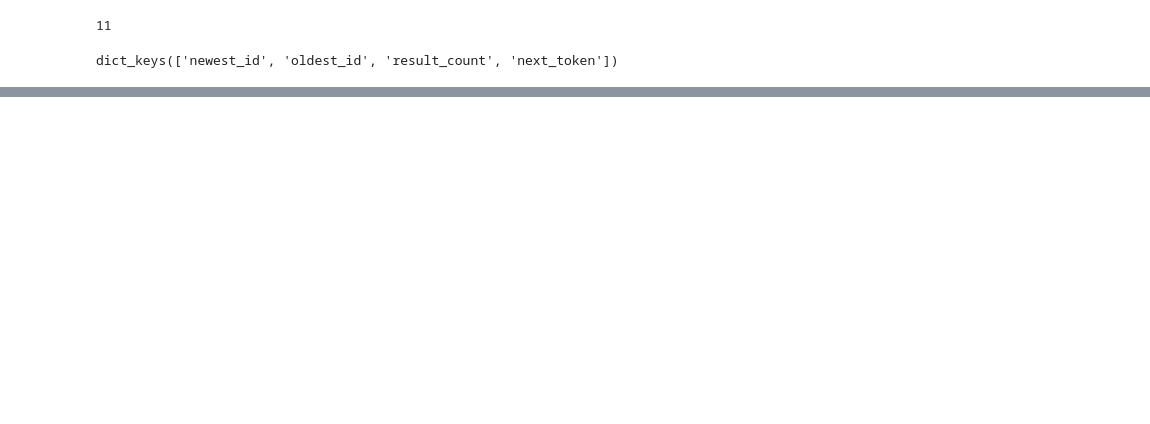
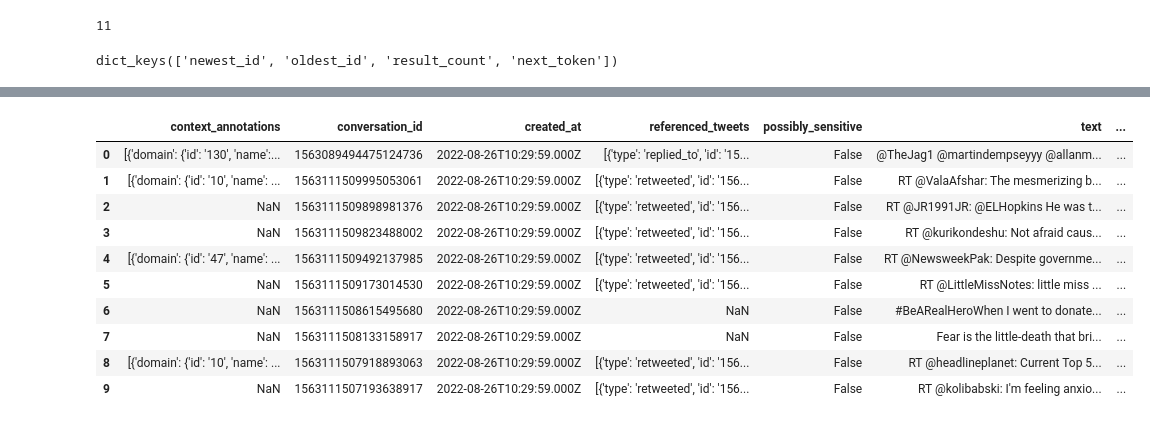
Before and after one commit to sabinagio/what-s-the-matter, a Jupyter notebook: twitter_api_data_collection.ipynb, the cells around one changed output, grey strips where cells are left out. Cells and saved outputs as stored; diff of their text form; code cells hidden in the pictures; blank space fills up the shorter version.

Commit message:
Generalize data extraction for tweets & users

```diff
--- a/twitter_api_data_collection.ipynb
+++ b/twitter_api_data_collection.ipynb
@@ -207,17 +202,25 @@ json_response["meta"]
 # %%
-# Collect tweets into a dataframe
-tweets = json_response["data"]
-columns_list = list(tweets[0].keys())
-columns_list.extend(list(tweets[0]["public_metrics"].keys()))
-columns_list.remove("public_metrics")
-tweet_data = pd.DataFrame(columns=columns_list)
+# Collect tweets / user data into a dataframe
+def extract_data(json_response, data_type="tweet"):
 
-for tweet in tweets:
-  # Extract the public metrics data
-  public_metrics = tweet["public_metrics"]
-  for key in public_metrics.keys():
-    tweet[key] = public_metrics[key]
-  tweet.pop("public_metrics")
+  # Select the relevant data to extract
+  data_dict = {"tweet": json_response["data"], "user": json_response["includes"]["users"]}
+  data = data_dict[data_type]
 
-  # Add tweet to dataframe with unpacked public metrics
-  tweet_data = tweet_data.append(tweet, ignore_index=True)
+  # Extract the dataframe columns
+  columns_list = list(data[0].keys())
+  columns_list.extend(list(data[0]["public_metrics"].keys()))
+  columns_list.remove("public_metrics")
+  df = pd.DataFrame(columns=columns_list)
+
+  for row in data:
+    # Extract the public metrics data
+    public_metrics = row["public_metrics"]
+
+    for key in public_metrics.keys():
+      row[key] = public_metrics[key]
+    row.pop("public_metrics")
+
+    # Add tweet to dataframe with unpacked public metrics
+    df = df.append(row, ignore_index=True)
+  return df
@@ -269,0 +227,15 @@ user_data
+# %%
+tweet_data = extract_data(json_response, data_type="tweet")
+tweet_data
+# %% [output]
+|  | context_annotations | conversation_id | created_at | referenced_tweets | possibly_sensitive | text | ... |
+| 0 | [{'domain': {'id': '130', 'name':... | 1563089494475124736 | 2022-08-26T10:29:59.000Z | [{'type': 'replied_to', 'id': '15... | False | @TheJag1 @martindempseyyy @allanm... | ... |
+| 1 | [{'domain': {'id': '10', 'name': ... | 1563111509995053061 | 2022-08-26T10:29:59.000Z | [{'type': 'retweeted', 'id': '156... | False | RT @ValaAfshar: The mesmerizing b... | ... |
+| 2 | NaN | 1563111509898981376 | 2022-08-26T10:29:59.000Z | [{'type': 'retweeted', 'id': '156... | False | RT @JR1991JR: @ELHopkins He was t... | ... |
+| 3 | NaN | 1563111509823488002 | 2022-08-26T10:29:59.000Z | [{'type': 'retweeted', 'id': '156... | False | RT @kurikondeshu: Not afraid caus... | ... |
+| 4 | [{'domain': {'id': '47', 'name': ... | 1563111509492137985 | 2022-08-26T10:29:59.000Z | [{'type': 'retweeted', 'id': '156... | False | RT @NewsweekPak: Despite governme... | ... |
+| 5 | NaN | 1563111509173014530 | 2022-08-26T10:29:59.000Z | [{'type': 'retweeted', 'id': '156... | False | RT @LittleMissNotes: little miss ... | ... |
+| 6 | NaN | 1563111508615495680 | 2022-08-26T10:29:59.000Z | NaN | False | #BeARealHeroWhen I went to donate... | ... |
+| 7 | NaN | 1563111508133158917 | 2022-08-26T10:29:59.000Z | NaN | False | Fear is the little-death that bri... | ... |
+| 8 | [{'domain': {'id': '10', 'name': ... | 1563111507918893063 | 2022-08-26T10:29:59.000Z | [{'type': 'retweeted', 'id': '156... | False | RT @headlineplanet: Current Top 5... | ... |
+| 9 | NaN | 1563111507193638917 | 2022-08-26T10:29:59.000Z | [{'type': 'retweeted', 'id': '156... | False | RT @kolibabski: I'm feeling anxio... | ... |
```
Also changed, not shown: parts of 15 cells of this notebook.
